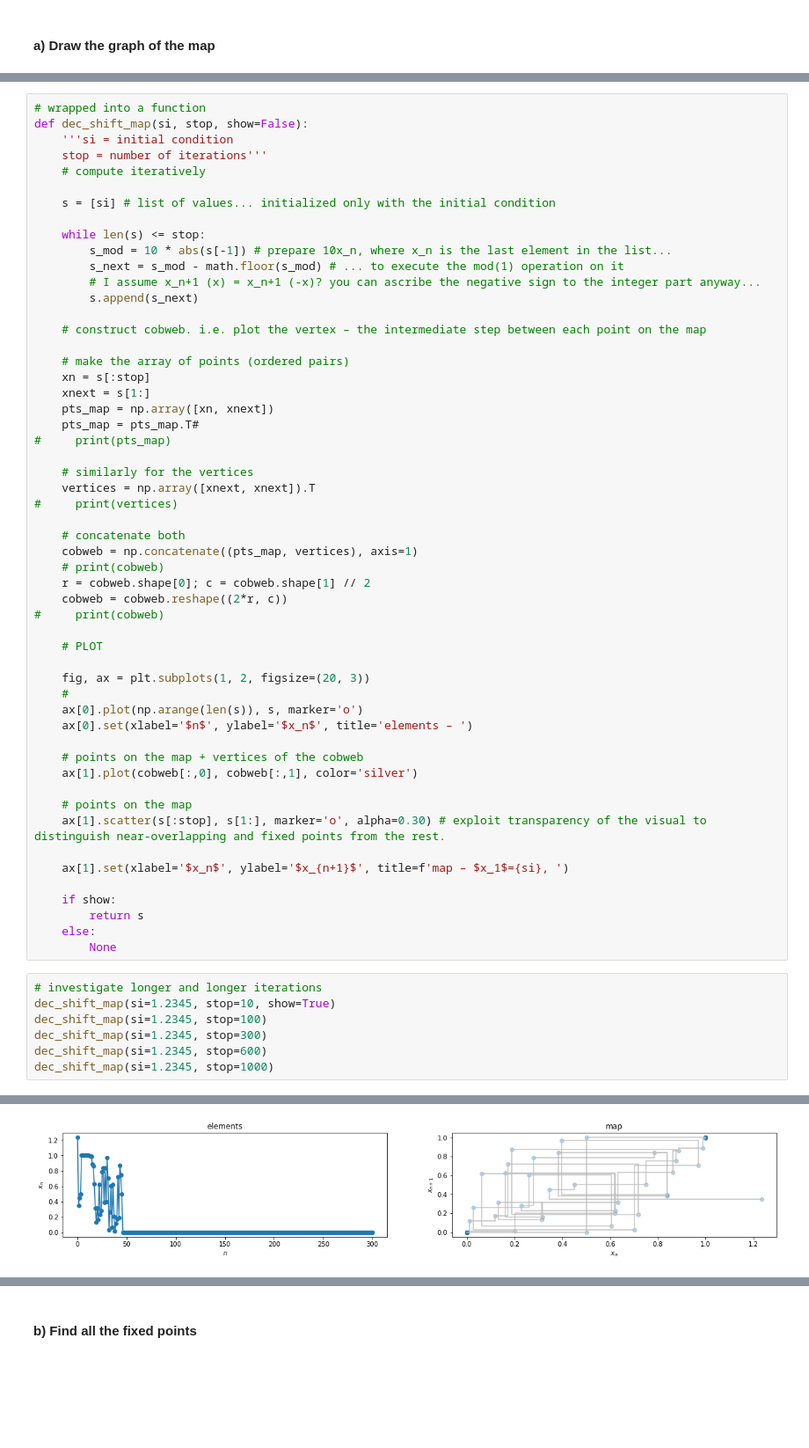
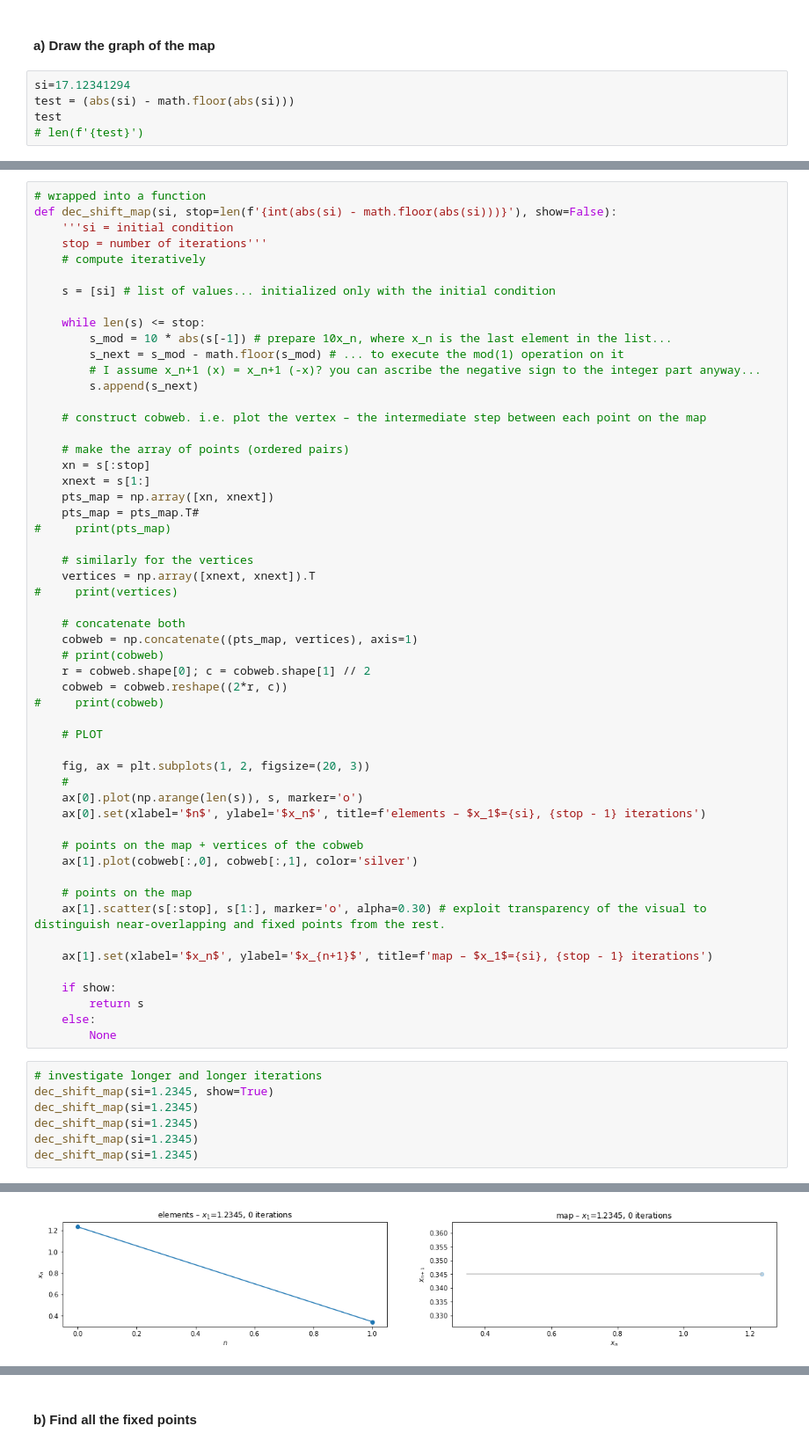
Before and after one commit to mimmphi/Physics-212, a Jupyter notebook: 10.3.7.ipynb, the cells around one changed output, grey strips where cells are left out. Shown at 88% size. Saved outputs shown, nothing was run; the diff lists cells and outputs as text; blank space fills up the shorter version.

```diff
--- a/10.3.7.ipynb
+++ b/10.3.7.ipynb
@@ -11,3 +11,8 @@ under: Ch 10 - 1D maps ("difference equations"). How to understand them, sometim
 $$x_{n+1} = 10 x_n  \mod(1)$$
 # %% [markdown]
 #### a) Draw the graph of the map
+# %%
+si=17.12341294
+test = (abs(si) - math.floor(abs(si)))
+test
+# len(f'{test}')
@@ -14,6 +21,6 @@ $$x_{n+1} = 10 x_n  \mod(1)$$
 # %%
 # wrapped into a function
-def dec_shift_map(si, stop, show=False):
+def dec_shift_map(si, stop=len(f'{int(abs(si) - math.floor(abs(si)))}'), show=False):
     '''si = initial condition
     stop = number of iterations'''
     # compute iteratively
@@ -51,7 +58,7 @@ def dec_shift_map(si, stop, show=False):
     fig, ax = plt.subplots(1, 2, figsize=(20, 3))
     #
     ax[0].plot(np.arange(len(s)), s, marker='o')
-    ax[0].set(xlabel='$n$', ylabel='$x_n$', title='elements – ')
+    ax[0].set(xlabel='$n$', ylabel='$x_n$', title=f'elements – $x_1$={si}, {stop - 1} iterations')
 
     # points on the map + vertices of the cobweb
     ax[1].plot(cobweb[:,0], cobweb[:,1], color='silver')
@@ -59,7 +66,7 @@ def dec_shift_map(si, stop, show=False):
     # points on the map
     ax[1].scatter(s[:stop], s[1:], marker='o', alpha=0.30) # exploit transparency of the visual to distinguish near-overlapping and fixed points from the rest.
 
-    ax[1].set(xlabel='$x_n$', ylabel='$x_{n+1}$', title=f'map – $x_1$={si}, ')
+    ax[1].set(xlabel='$x_n$', ylabel='$x_{n+1}$', title=f'map – $x_1$={si}, {stop - 1} iterations')
 
     if show:
         return s
@@ -67,9 +74,9 @@ def dec_shift_map(si, stop, show=False):
         None
 # %%
 # investigate longer and longer iterations
-dec_shift_map(si=1.2345, stop=10, show=True)
-dec_shift_map(si=1.2345, stop=100)
-dec_shift_map(si=1.2345, stop=300)
-dec_shift_map(si=1.2345, stop=600)
-dec_shift_map(si=1.2345, stop=1000)
+dec_shift_map(si=1.2345, show=True)
+dec_shift_map(si=1.2345)
+dec_shift_map(si=1.2345)
+dec_shift_map(si=1.2345)
+dec_shift_map(si=1.2345)
 # %% [output]
@@ -78 +85 @@ dec_shift_map(si=1.2345, stop=1000)
-[figure, old version]
+[figure, new version]
```
Also changed, not shown: parts of 17 cells of this notebook.
